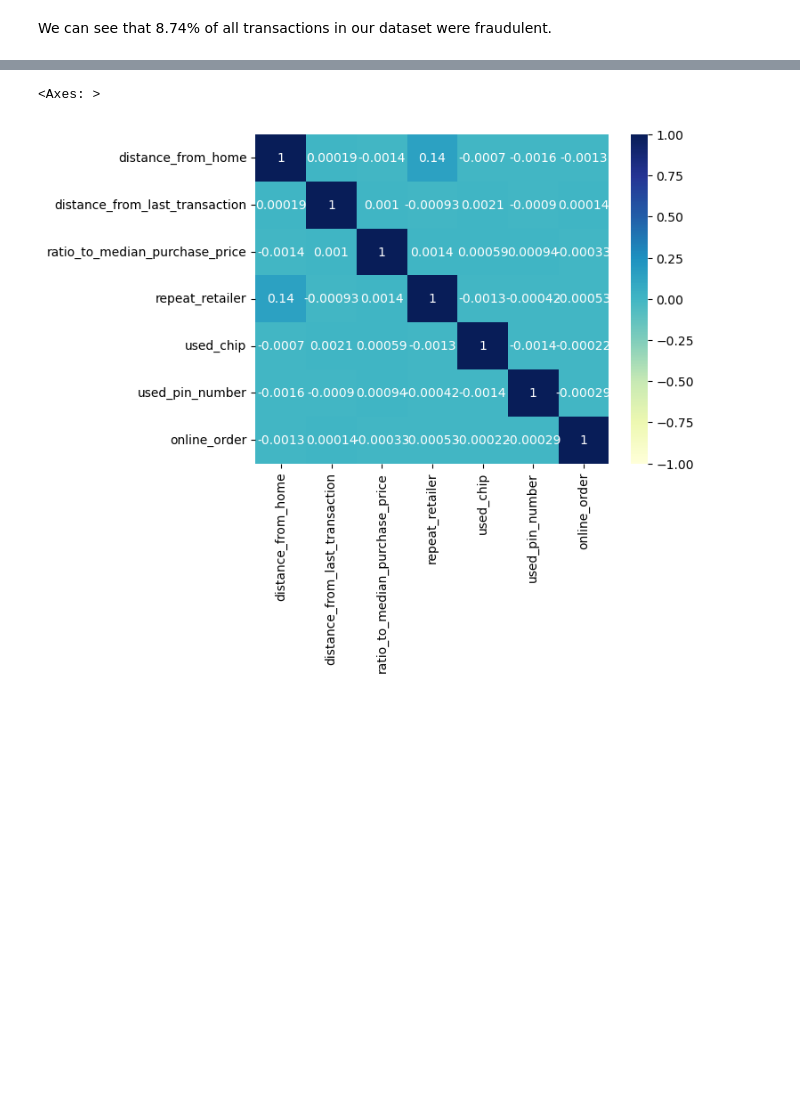
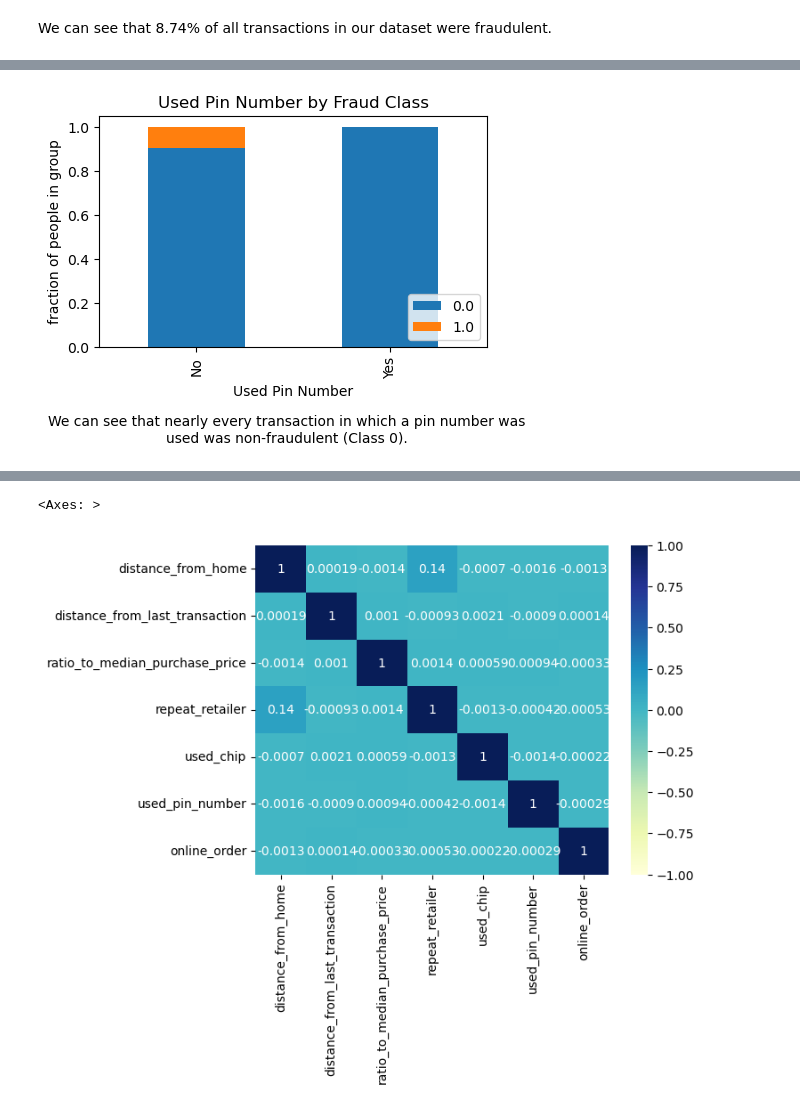
Before and after one commit to zoeykatzive/data1030project, a Jupyter notebook: credit card fraud midterm.ipynb, the cells around one changed output, grey strips where cells are left out. Drawn from its saved outputs; the diff is of its cells as text; code cells hidden in the pictures; blank space fills up the shorter version.

```diff
--- a/credit card fraud midterm.ipynb
+++ b/credit card fraud midterm.ipynb
@@ -124,0 +134,80 @@ We can see that 8.74% of all transactions in our dataset were fraudulent.
+# %%
+#CATEGORICAL VERSUS CATEGORICAL
+
+count_matrix = data.groupby(['used_pin_number', 'fraud']).size().unstack()
+print(count_matrix)
+
+count_matrix_norm = count_matrix.div(count_matrix.sum(axis=1),axis=0)
+ax = count_matrix_norm.plot(kind='bar', stacked=True,figsize=(5,3))
+
+# Setting the tick labels
+new_labels = ['No', 'Yes']  # Replace with your own labels
+ax.set_xticklabels(new_labels)
+plt.xlabel('Used Pin Number')
+plt.ylabel('fraction of people in group')
+plt.legend(loc=4)
+plt.title('Used Pin Number by Fraud Class')
+caption = "We can see that nearly every transaction in which a pin number was used was non-fraudulent (Class 0)."
+plt.figtext(0.5, -0.2, caption, wrap=True, horizontalalignment='center', fontsize=10)
+
+plt.show()
+
+#We can see that nearly every transaction that used a pin number was NON-FRAUDULENT
+
+
+count_matrix = data.groupby(['used_chip', 'fraud']).size().unstack()
+print(count_matrix)
+
+count_matrix_norm = count_matrix.div(count_matrix.sum(axis=1),axis=0)
+ax = count_matrix_norm.plot(kind='bar', stacked=True,figsize=(5,3))
+
+# Setting the tick labels
+new_labels = ['No', 'Yes']  # Replace with your own labels
+ax.set_xticklabels(new_labels)
+plt.xlabel('Used Chip')
+plt.ylabel('fraction of people in group')
+plt.legend(loc=4)
+plt.title('Used Chip by Fraud Class')
+caption = "Whether or not a chip was used seems to differ less significantly between fraudulent and non-fraudulent transactions."
+plt.figtext(0.5, -0.2, caption, wrap=True, horizontalalignment='center', fontsize=10)
+
+plt.show()
+
+
+count_matrix = data.groupby(['repeat_retailer', 'fraud']).size().unstack()
+print(count_matrix)
+
+count_matrix_norm = count_matrix.div(count_matrix.sum(axis=1),axis=0)
+
+ax = count_matrix_norm.plot(kind='bar', stacked=True,figsize=(5,3))
+
+# Setting the tick labels
+new_labels = ['No', 'Yes']  # Replace with your own labels
+ax.set_xticklabels(new_labels)
+plt.xlabel('Repeat Retailer')
+plt.ylabel('fraction of people in group')
+plt.legend(loc=4)
+plt.title('Repeat Retailer by Fraud Class')
+caption = "Whether or not a consumer was a repeat retailer made little difference regarding whether the transaction was fraudulent."
+plt.figtext(0.5, -0.2, caption, wrap=True, horizontalalignment='center', fontsize=10)
+
+plt.show()
+
+count_matrix = data.groupby(['online_order', 'fraud']).size().unstack()
+print(count_matrix)
+
+count_matrix_norm = count_matrix.div(count_matrix.sum(axis=1),axis=0)
+ax = count_matrix_norm.plot(kind='bar', stacked=True,figsize=(5,3))
+
+# Setting the tick labels
+new_labels = ['No', 'Yes']  # Replace with your own labels
+ax.set_xticklabels(new_labels)
+plt.xlabel('Online Order')
+plt.ylabel('fraction of people in group')
+plt.legend(loc=4)
+plt.title('Online Order by Fraud Class')
+caption = "Significantly more fraudulent transactions occurred in online orders."
+plt.figtext(0.5, -0.2, caption, wrap=True, horizontalalignment='center', fontsize=10)
+
+plt.show()
+# %% [output]
@@ -124,0 +218 @@ We can see that 8.74% of all transactions in our dataset were fraudulent.
+[figure, added]
```
Also changed, not shown: parts of 6 cells of this notebook.
